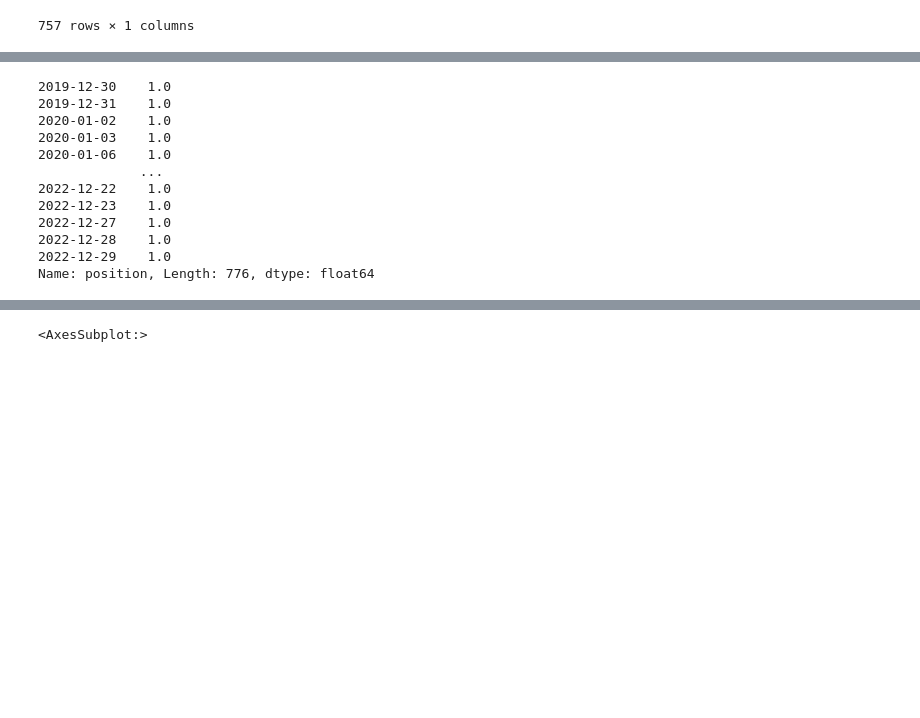
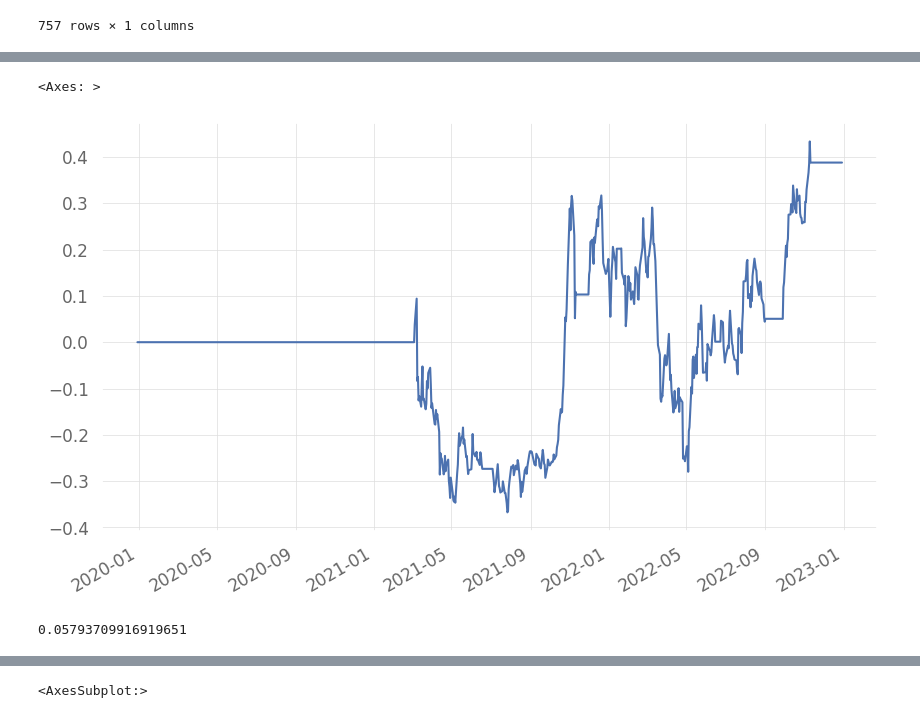
Before and after one commit to sabrinasartori/itau-quant-challenge, a Jupyter notebook: notebooks/finbert/03-tesla_analysis.ipynb, the cells around one changed output, grey strips where cells are left out. Cells and saved outputs as stored; diff of their text form; code cells hidden in the pictures; blank space fills up the shorter version.

```diff
--- a/notebooks/finbert/03-tesla_analysis.ipynb
+++ b/notebooks/finbert/03-tesla_analysis.ipynb
@@ -327,15 +312,0 @@ positions = positions_df["position"]
-# %%
-positions
-# %% [output]
-2019-12-30    1.0
-2019-12-31    1.0
-2020-01-02    1.0
-2020-01-03    1.0
-2020-01-06    1.0
-             ...
-2022-12-22    1.0
-2022-12-23    1.0
-2022-12-27    1.0
-2022-12-28    1.0
-2022-12-29    1.0
-Name: position, Length: 776, dtype: float64
@@ -345,0 +340,47 @@ value = (price * positions)
+# %%
+pnl = pd.Series(
+    0,
+    index = positions_df.index
+)
+
+
+last_buy_price = np.nan
+cash = 0
+position = 0
+
+for date, row in positions_df.iterrows():
+    first_trade = np.isnan(last_buy_price) and row["position"] != 0
+    has_position = not np.isnan(last_buy_price)
+    changing_position = has_position and row["position"] != position
+    holding_position = has_position and row["position"] == position
+
+    if (first_trade):
+        last_buy_price = row["real_price"]
+        position = row["position"]
+
+    if (changing_position):
+        cash += (row["real_price"] / last_buy_price - 1 )*position
+        # last_buy_price = np.nan
+        position = row["position"]
+
+        if (position == 0):
+            last_buy_price = np.nan
+
+        else:
+            last_buy_price = row["real_price"]
+
+    if holding_position:
+        pnl.loc[date] = (row["real_price"]- last_buy_price)/last_buy_price * position + cash
+
+    else:
+        pnl.loc[date] = cash
+
+if row["position"] != 0:
+    cash += (row["real_price"]- last_buy_price)/last_buy_price * position
+
+    pnl.loc[date] = cash
+# %%
+pnl.plot()
+# %% [output]
+<Axes: >
+[figure, added]
@@ -345,0 +389,4 @@ value = (price * positions)
+# %%
+pnl.loc["2021":].mean()/pnl.loc["2021":].std()
+# %% [output]
+0.05793709916919651
```
Also changed, not shown: parts of 24 cells of this notebook, 1 other file.
